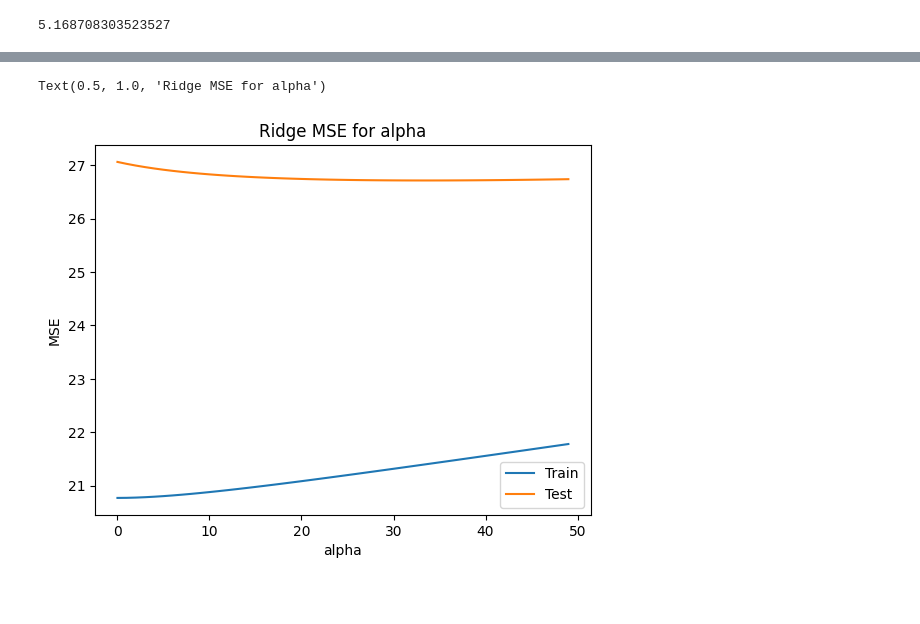
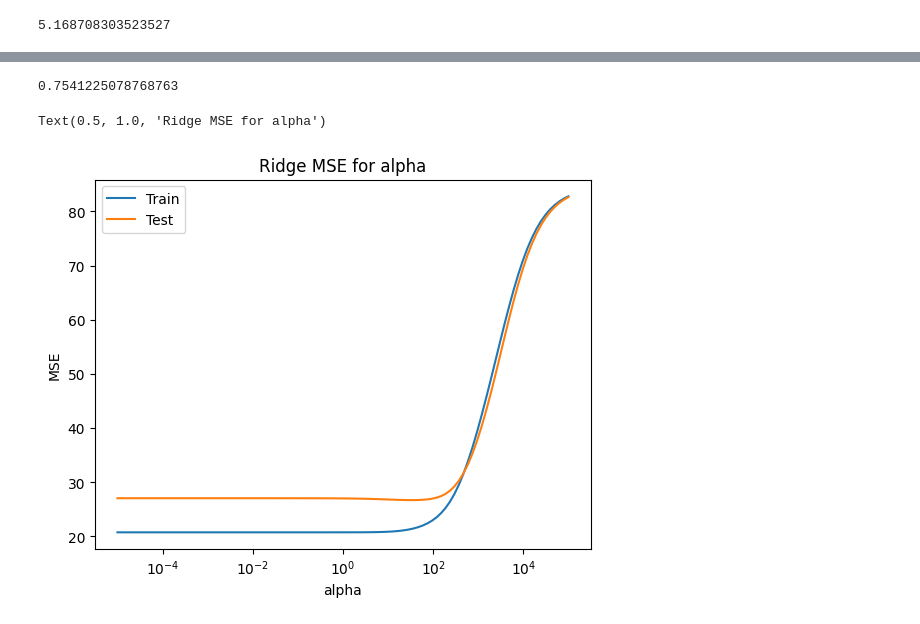
Before and after one commit to mkaniowski/machine_learning, a Jupyter notebook: Lab4/lab.ipynb, the cells around one changed output, grey strips where cells are left out. Cells and saved outputs as stored; diff of their text form; code cells hidden in the pictures; blank space fills up the shorter version.

```diff
--- a/Lab4/lab.ipynb
+++ b/Lab4/lab.ipynb
@@ -107,16 +101,24 @@ lr_.score(X_train_, y_train_pred_)
 # %%
-clf = Ridge(alpha=1).fit(X_train, y_train)
-y_pred_train = clf.predict(X_train)
-y_pred = clf.predict(X_test)
+ridge = Ridge(alpha=1).fit(X_train, y_train)
+y_pred_train = ridge.predict(X_train)
+y_pred = ridge.predict(X_test)
+# %%
+ridge.score(X_train, y_train)
+# %% [output]
+0.7541225078768763
 # %%
 def fun1():
     mse_train = []
     mse_test = []
-    for alpha in np.arange(0.001, 50):
-        clf_ = Ridge(alpha=alpha).fit(X_train, y_train)
-        mse_train.append(mean_squared_error(y_train, clf_.predict(X_train)))
-        mse_test.append(mean_squared_error(y_test, clf_.predict(X_test)))
-    return mse_train, mse_test
+    score_train = []
+    score_test = []
+    for alpha in np.logspace(-5, 5, 100):
+        clf = Ridge(alpha=alpha).fit(X_train, y_train)
+        mse_train.append(mean_squared_error(y_train, clf.predict(X_train)))
+        mse_test.append(mean_squared_error(y_test, clf.predict(X_test)))
+        score_train.append(clf.score(X_train, y_train))
+        score_test.append(clf.score(X_test, y_test))
+    return mse_train, mse_test, score_train, score_test
 # %%
 def fun2():
     mse_train = []
@@ -129,14 +135,14 @@ def fun2():
 # %%
 
-mseRidge_train, mseRidge_test = fun1()
-mseLasso_train, mseLasso_test = fun2()
+mseRidge_train, mseRidge_test, scoreRidge_train, scoreRidge_test = fun1()
+mseLasso_train, mseLasso_test, scoreLasso_train, scoreLasso_test = fun2()
 # %%
-plt.plot(np.arange(0.001, 50), mseRidge_train, label='Train')
-plt.plot(np.arange(0.001, 50), mseRidge_test, label='Test')
+plt.semilogx(np.logspace(-5, 5, 100), mseRidge_train, label='Train')
+plt.semilogx(np.logspace(-5, 5, 100), mseRidge_test, label='Test')
 plt.legend()
 plt.xlabel('alpha')
 plt.ylabel('MSE')
 plt.title('Ridge MSE for alpha')
 # %% [output]
 Text(0.5, 1.0, 'Ridge MSE for alpha')
-[figure, old version]
+[figure, new version]
```
Also changed, not shown: parts of 16 cells of this notebook.
